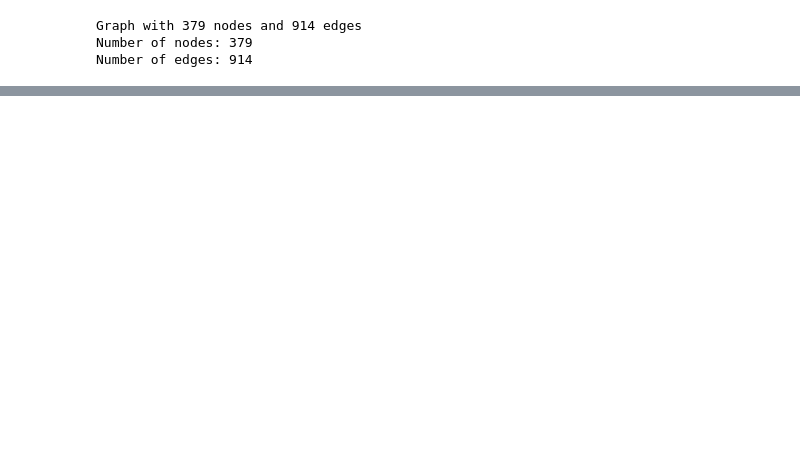
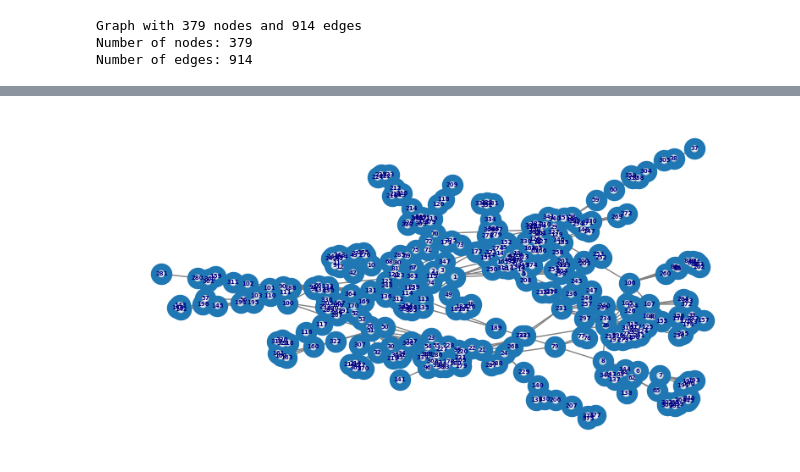
Before and after one commit to dariashcherbakovaaa/MA_DSE_Unimi, a Jupyter notebook: Network_science_project.ipynb, the cells around one changed output, grey strips where cells are left out. Saved outputs shown, nothing was run; the diff lists cells and outputs as text; code cells hidden in the pictures; blank space fills up the shorter version.

```diff
--- a/Network_science_project.ipynb
+++ b/Network_science_project.ipynb
@@ -30,0 +81,23 @@ plt.show()
+# %%
+def draw_network_colored(g, p, centrality):
+    plt.figure(figsize = (10,5))
+    nx.draw_networkx(g,
+                     pos=p,
+
+                     font_size = 5,
+                     font_weight = 'bold',
+                     font_color = 'navy',
+                     edge_color = 'grey'
+                    )
+
+    nodes = nx.draw_networkx_nodes(g, p,cmap=plt.get_cmap('Blues') ,node_color=[c for c in centrality.values()],
+                     node_size = 25,
+                     )
+    nodes.set_edgecolor('lightgrey')
+    plt.axis('off')
+    plt.show()
+# %%
+position = nx.spring_layout(G)
+draw_network_colored(G, position, degree_centrality)
+# %% [output]
+[figure, added]
```
Also changed, not shown: parts of 6 cells of this notebook.
